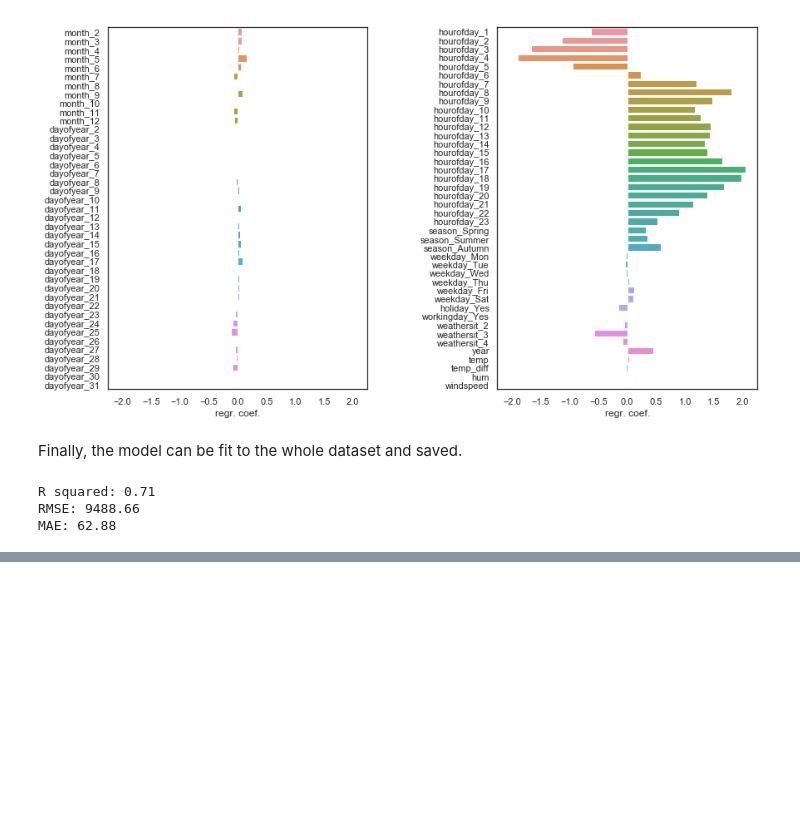
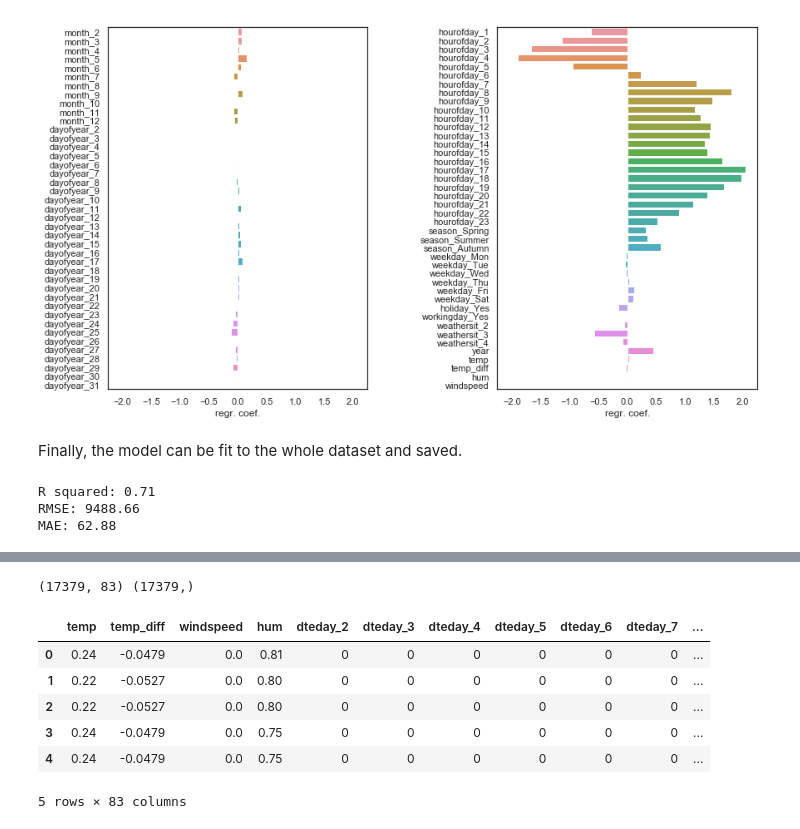
Before and after one commit to melville87/predictive_modeling_task, a Jupyter notebook: bike_counts_model.ipynb, the cells around one changed output, grey strips where cells are left out. Saved outputs shown, nothing was run; the diff lists cells and outputs as text; code cells hidden in the pictures; blank space fills up the shorter version.

```diff
--- a/bike_counts_model.ipynb
+++ b/bike_counts_model.ipynb
@@ -660,0 +798,15 @@ MAE: 62.88
+# %%
+X, y = preprocess_data(dataset=dataset, random_state=1234)
+print(X.shape, y.shape)
+# %% [output]
+(17379, 83) (17379,)
+# %%
+X.head()
+# %% [output]
+|  | temp | temp_diff | windspeed | hum | dteday_2 | dteday_3 | dteday_4 | dteday_5 | dteday_6 | dteday_7 | ... |
+| 0 | 0.24 | -0.0479 | 0.0 | 0.81 | 0 | 0 | 0 | 0 | 0 | 0 | ... |
+| 1 | 0.22 | -0.0527 | 0.0 | 0.80 | 0 | 0 | 0 | 0 | 0 | 0 | ... |
+| 2 | 0.22 | -0.0527 | 0.0 | 0.80 | 0 | 0 | 0 | 0 | 0 | 0 | ... |
+| 3 | 0.24 | -0.0479 | 0.0 | 0.75 | 0 | 0 | 0 | 0 | 0 | 0 | ... |
+| 4 | 0.24 | -0.0479 | 0.0 | 0.75 | 0 | 0 | 0 | 0 | 0 | 0 | ... |
+5 rows × 83 columns
```
Also changed, not shown: parts of 18 cells of this notebook.
